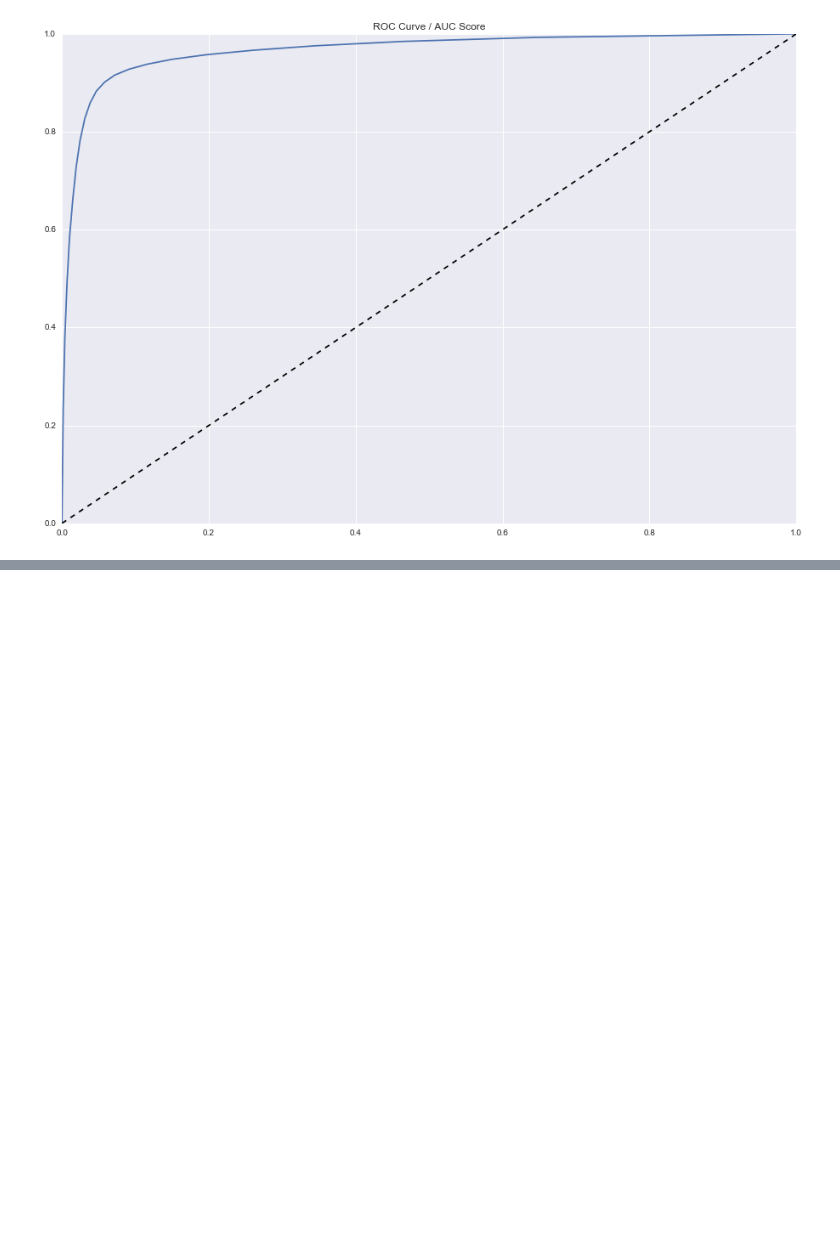
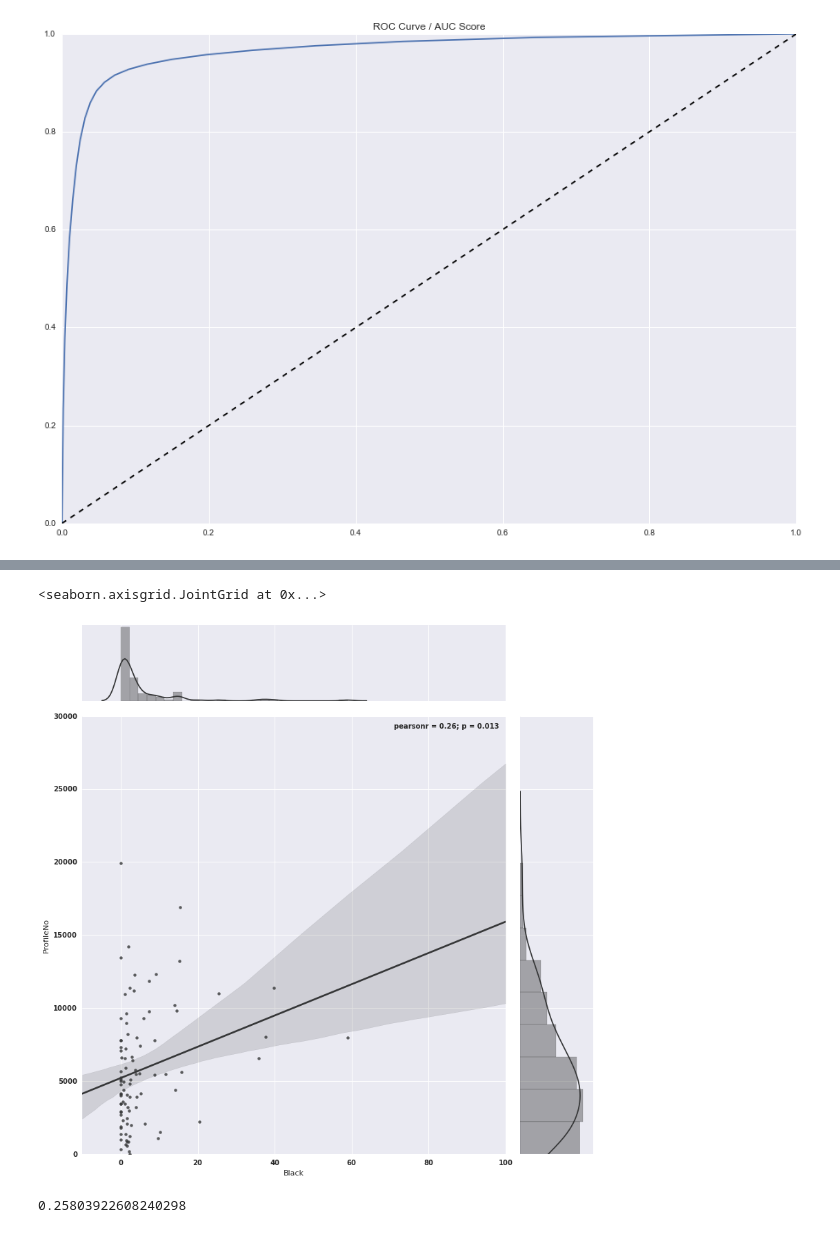
Before and after one commit to aaharrison/GeneralAssembly, a Jupyter notebook: Capstone/Traffic Stop Capstone Analysis.ipynb, the cells around one changed output, grey strips where cells are left out. Drawn from its saved outputs; the diff is of its cells as text; code cells hidden in the pictures; blank space fills up the shorter version.

```diff
--- a/Capstone/Traffic Stop Capstone Analysis.ipynb
+++ b/Capstone/Traffic Stop Capstone Analysis.ipynb
@@ -1629,0 +1695,10 @@ tableau = tableau.join(df.groupby("Unique ID")[["Lat", "Long", "Per Capita Incom
+# %%
+sns.jointplot(x = tableau["Black"], y = tableau["ProfileNo"], xlim = [-10,100],
+              kind = "reg", color = "#363738", size = 12, ylim = [0,30000])
+# %% [output]
+<seaborn.axisgrid.JointGrid at 0x...>
+[figure, added]
+# %%
+tableau[["Black", "ProfileNo"]].corr().ix["Black"]["ProfileNo"]
+# %% [output]
+0.25803922608240298
```
Also changed, not shown: parts of 20 cells of this notebook, 1 other file.
